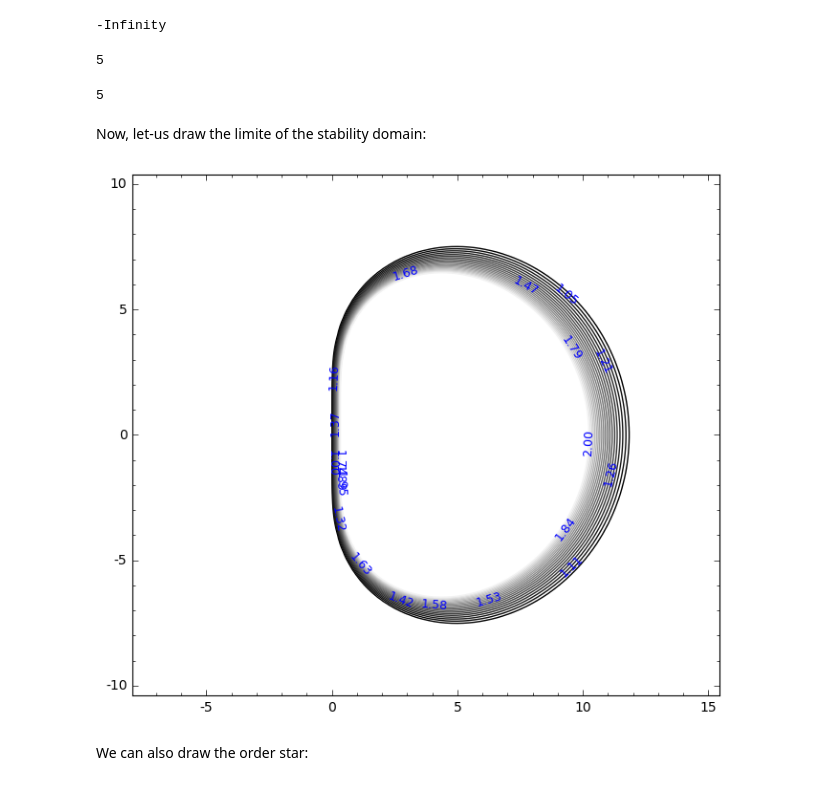
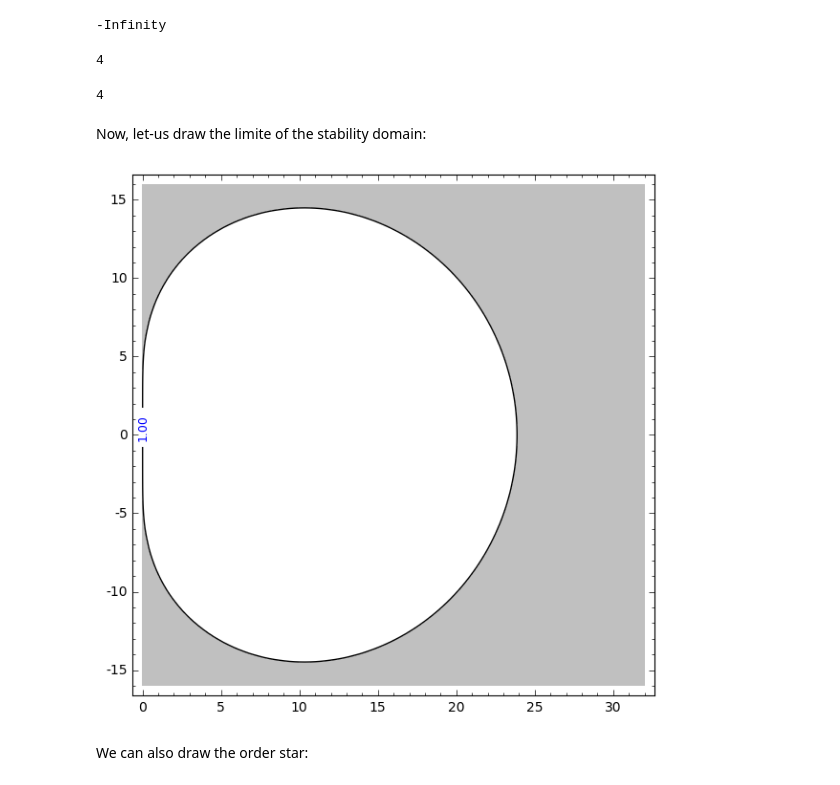
Before and after one commit to Thierry-Dumont/RKkit, a Jupyter notebook: Example.ipynb, the cells around one changed output. Saved outputs shown, nothing was run; the diff lists cells and outputs as text; code cells hidden in the pictures.

Commit message:
Work on graphics. Not yet perfect.

```diff
--- a/Example.ipynb
+++ b/Example.ipynb
@@ -12,13 +12,13 @@ load("lobatto4.sage","radau5.sage","sdirk3.sage","gauss4.sage","radau2a.sage","r
 # %% [markdown]
 Choose one formula:
 # %%
-RK=Radau5
+#RK=Radau5
 #RK=Lobatto4
 #RK=SDIRK3
 #RK=Gauss4
 #RK=Radau2a
 #RK=RK4
-#RK=SDIRK5
+RK=SDIRK5
 # %%
 print RK.title
 # %% [output]
@@ -71,20 +67,20 @@ F.stability_on_real_negative_axis()
 # %% [output]
 -Infinity
 # %%
-F.order_of_stability_function()
+F.order_of_stability_function
 # %% [output]
-5
+4
 # %%
-F.order_using_rooted_trees()
+F.order_using_rooted_trees
 # %% [output]
-5
+4
 # %% [markdown]
 Now, let-us draw the limite of the stability domain:
 # %%
-p=RKplot(F,fill=False,ncurves=20,limits=[(-7.5,+15),(-10,10)])
+p=RKplot(F,fill=False,ncurves=20)
 p.show()
 # %% [output]
-[figure, old version]
+[figure, new version]
 # %% [markdown]
 We can also draw the order star:
 # %%
```
Also changed, not shown: parts of 14 cells of this notebook, 8 other files.
